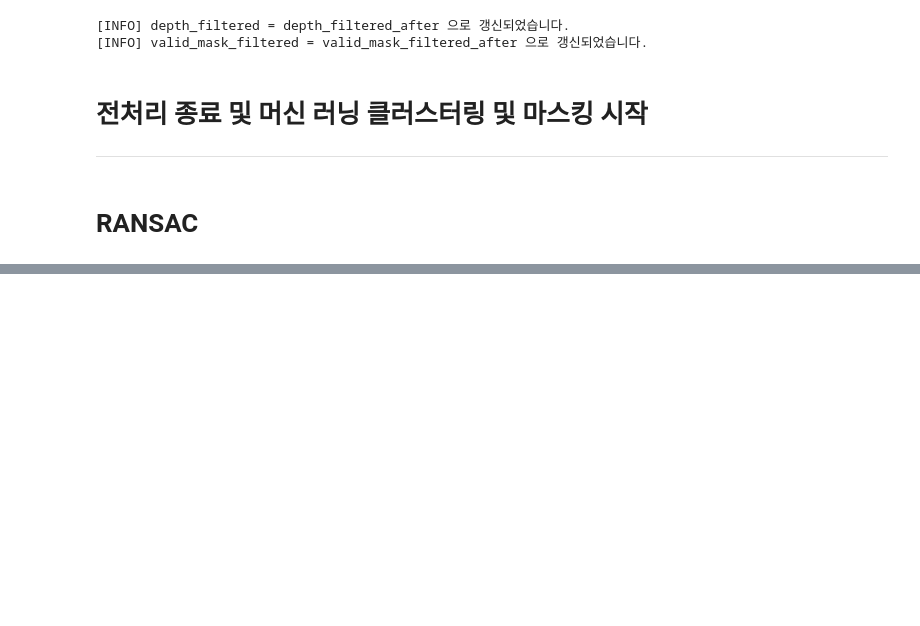
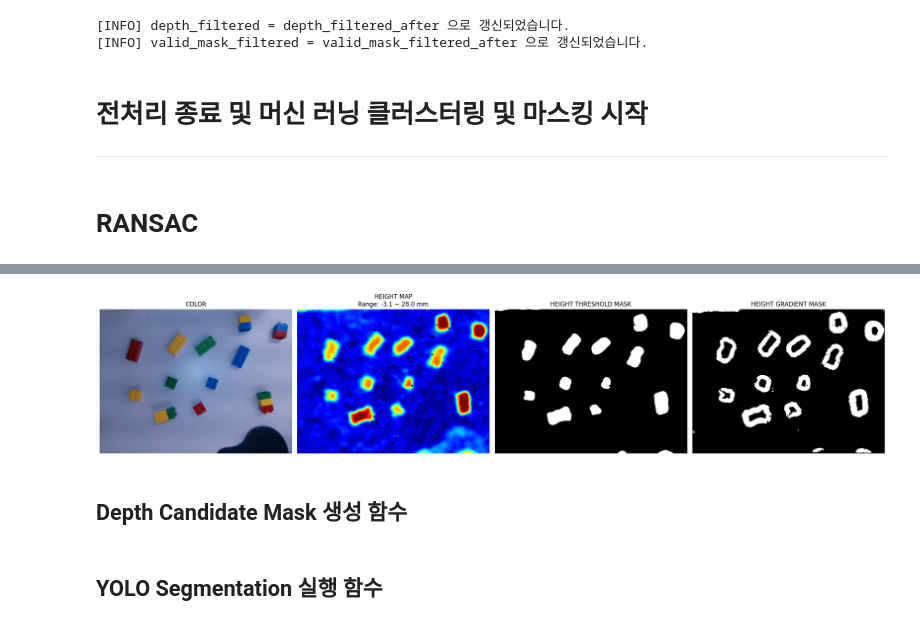
Before and after one commit to engineer0914/pointcloud_test, a Jupyter notebook: INUVision.ipynb, the cells around one changed output, grey strips where cells are left out. Cells and saved outputs as stored; diff of their text form; code cells hidden in the pictures; blank space fills up the shorter version.

```diff
--- a/INUVision.ipynb
+++ b/INUVision.ipynb
@@ -4571,0 +2347,18 @@ YOLO 검출 없음 → 감점은 약하게 또는 무시
+# %%
+# ---------------------------------------------------------
+# Height Gradient Mask 실행부
+# ---------------------------------------------------------
+
+height_gradient_mask, height_grad_mag, height_gradient_info = create_height_gradient_mask(
+    height_map=height_map,
+    height_valid_mask=height_valid_mask,
+    blur_ksize=3,
+    gradient_operator="scharr",
+    threshold_mode="percentile",
+    grad_percentile=90.0,
+    grad_threshold_mm=5.0,
+    dilate_kernel=3
+)
+
+print("\n[Height Gradient Mask 결과 통계]")
+pprint.pprint(height_gradient_info, sort_dicts=False)
@@ -4571,0 +2382,60 @@ YOLO 검출 없음 → 감점은 약하게 또는 무시
+# %%
+# ---------------------------------------------------------
+# Height Map / Mask 시각화
+# ---------------------------------------------------------
+
+fig, axes = plt.subplots(1, 4, figsize=(22, 5))
+
+# 컬러
+vis_color_img = cv2.cvtColor(color_filtered, cv2.COLOR_BGR2RGB)
+axes[0].imshow(vis_color_img)
+axes[0].set_title("COLOR")
+axes[0].axis("off")
+
+# Height Map
+height_vis = height_map.copy()
+height_vis[height_valid_mask == 0] = 0
+
+h_valid = height_vis[height_valid_mask > 0]
+
+if h_valid.size > 0:
+    h_min = np.percentile(h_valid, 1)
+    h_max = np.percentile(h_valid, 99)
+
+    if h_max <= h_min:
+        h_max = h_min + 1.0
+
+    height_norm = np.zeros_like(height_vis, dtype=np.uint8)
+    height_clip = np.clip(height_vis, h_min, h_max)
+    height_norm[height_valid_mask > 0] = (
+        (height_clip[height_valid_mask > 0] - h_min) / (h_max - h_min) * 255
+    ).astype(np.uint8)
+
+    height_color = cv2.applyColorMap(height_norm, cv2.COLORMAP_JET)
+    height_color[height_valid_mask == 0] = (0, 0, 0)
+    height_color = cv2.cvtColor(height_color, cv2.COLOR_BGR2RGB)
+
+    axes[1].imshow(height_color)
+    axes[1].set_title(f"HEIGHT MAP\nRange: {h_min:.1f} ~ {h_max:.1f} mm")
+else:
+    axes[1].imshow(np.zeros_like(height_map), cmap="gray")
+    axes[1].set_title("HEIGHT MAP EMPTY")
+
+axes[1].axis("off")
+
+# Height Threshold Mask
+axes[2].imshow(height_mask, cmap="gray")
+axes[2].set_title("HEIGHT THRESHOLD MASK")
+axes[2].axis("off")
+
+# Height Gradient Mask
+axes[3].imshow(height_gradient_mask, cmap="gray")
+axes[3].set_title("HEIGHT GRADIENT MASK")
+axes[3].axis("off")
+
+plt.tight_layout()
+plt.show()
+# %% [output]
+[figure, added]
+# %% [markdown]
+## **Depth Candidate Mask 생성 함수**
@@ -4571,0 +2557,2 @@ YOLO 검출 없음 → 감점은 약하게 또는 무시
+# %% [markdown]
+## **YOLO Segmentation 실행 함수**
```
Also changed, not shown: parts of 80 cells of this notebook.
